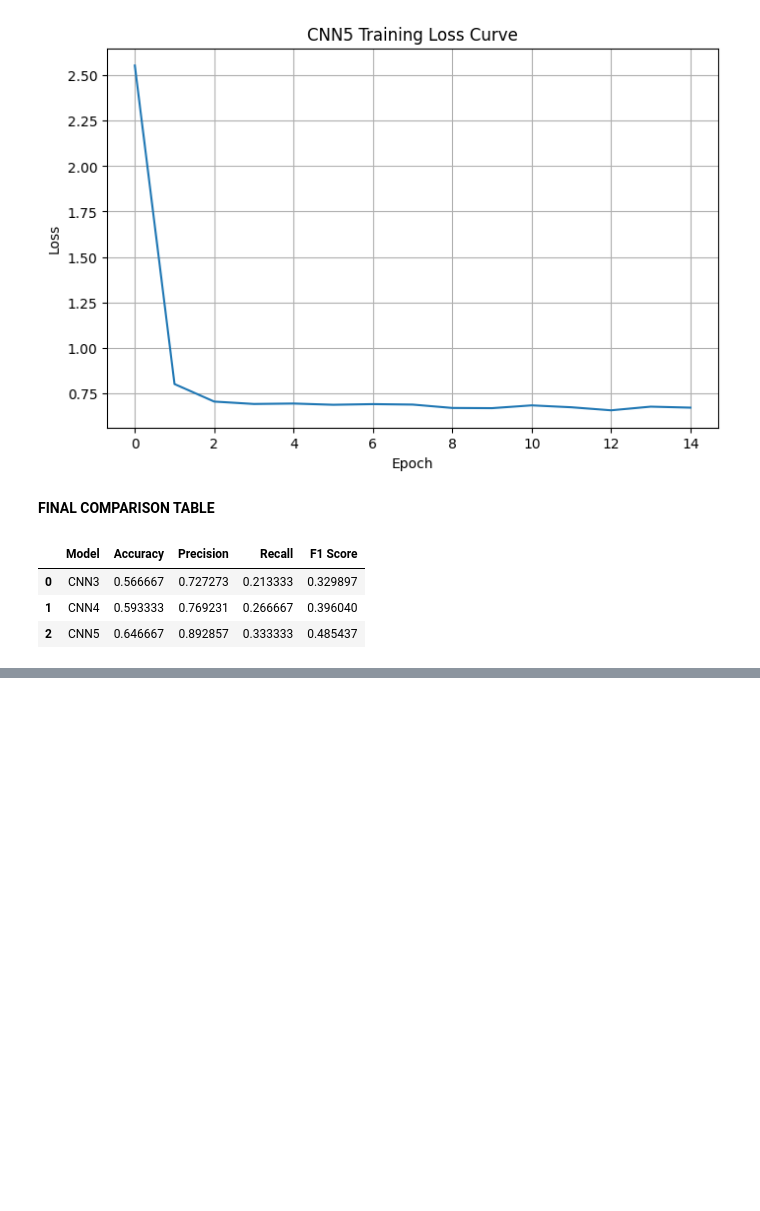
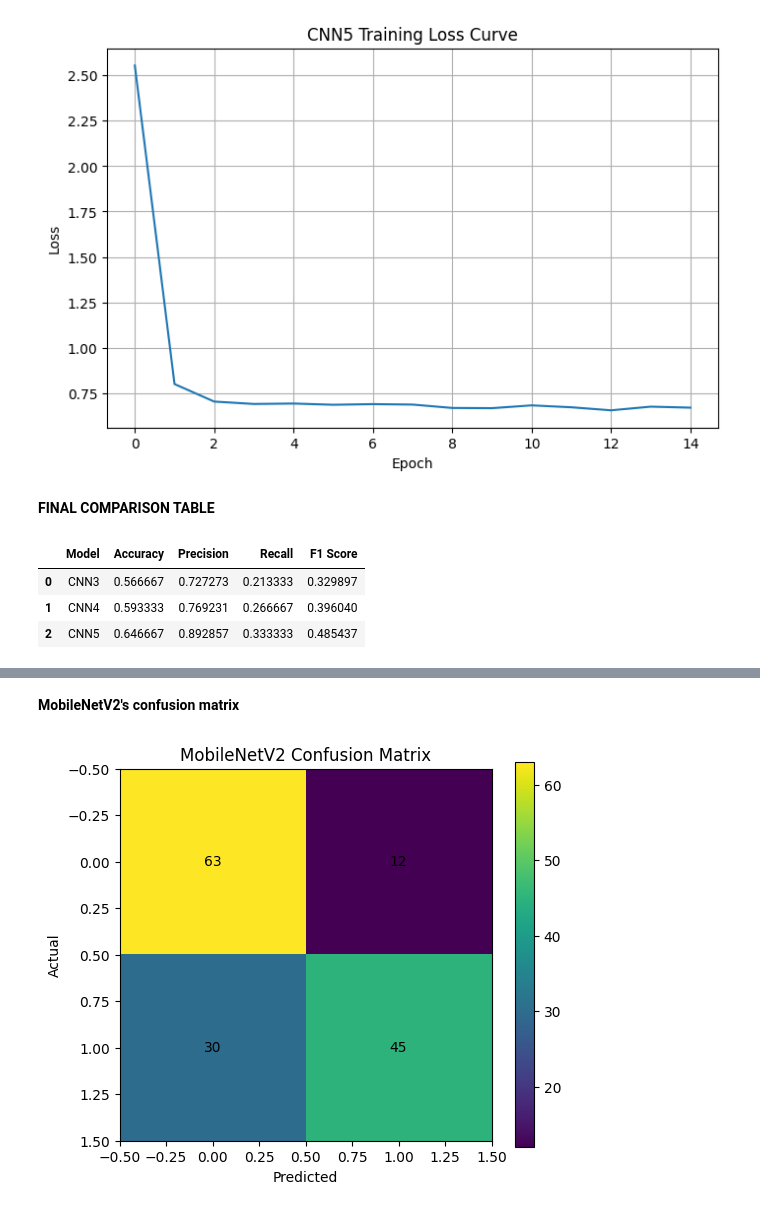
Before and after one commit to Haniakhan702/AneRBC-ANN-and-DL, a Jupyter notebook: AneRBC_ANN_and_DL.ipynb, the cells around one changed output, grey strips where cells are left out. Cells and saved outputs as stored; diff of their text form; code cells hidden in the pictures; blank space fills up the shorter version.

Commit message:
Train MobileNetV2

```diff
--- a/AneRBC_ANN_and_DL.ipynb
+++ b/AneRBC_ANN_and_DL.ipynb
@@ -1079,0 +1094,2 @@ results
+# %%
+mobilenet = models.mobilenet_v2(pretrained=True)
@@ -1079,0 +1105,9 @@ results
+# %%
+mobilenet.classifier = nn.Sequential(
+    nn.Linear(1280, 256),
+    nn.ReLU(),
+    nn.Dropout(0.5),
+    nn.Linear(256, 2)
+)
+
+mobilenet = mobilenet.to(device)
@@ -1079,0 +1146,5 @@ results
+# %%
+y_true_mob, y_pred_mob = evaluate_model(
+    mobilenet,
+    test_loader
+)
@@ -1079,0 +1165,20 @@ results
+# %% [markdown]
+**MobileNetV2's confusion matrix**
+# %%
+cm_mob = confusion_matrix(y_true_mob, y_pred_mob)
+
+plt.figure(figsize=(6,5))
+plt.imshow(cm_mob)
+plt.title("MobileNetV2 Confusion Matrix")
+plt.colorbar()
+
+for i in range(cm_mob.shape[0]):
+    for j in range(cm_mob.shape[1]):
+        plt.text(j, i, str(cm_mob[i,j]),
+                 ha="center", va="center")
+
+plt.xlabel("Predicted")
+plt.ylabel("Actual")
+plt.show()
+# %% [output]
+[figure, added]
```
Also changed, not shown: parts of 17 cells of this notebook.
